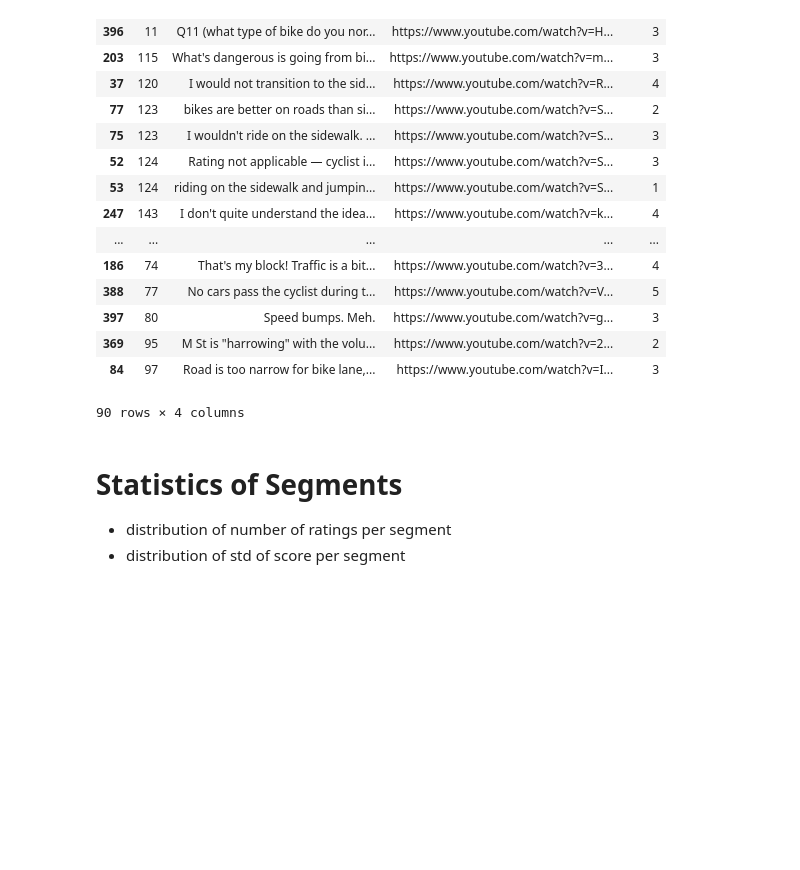
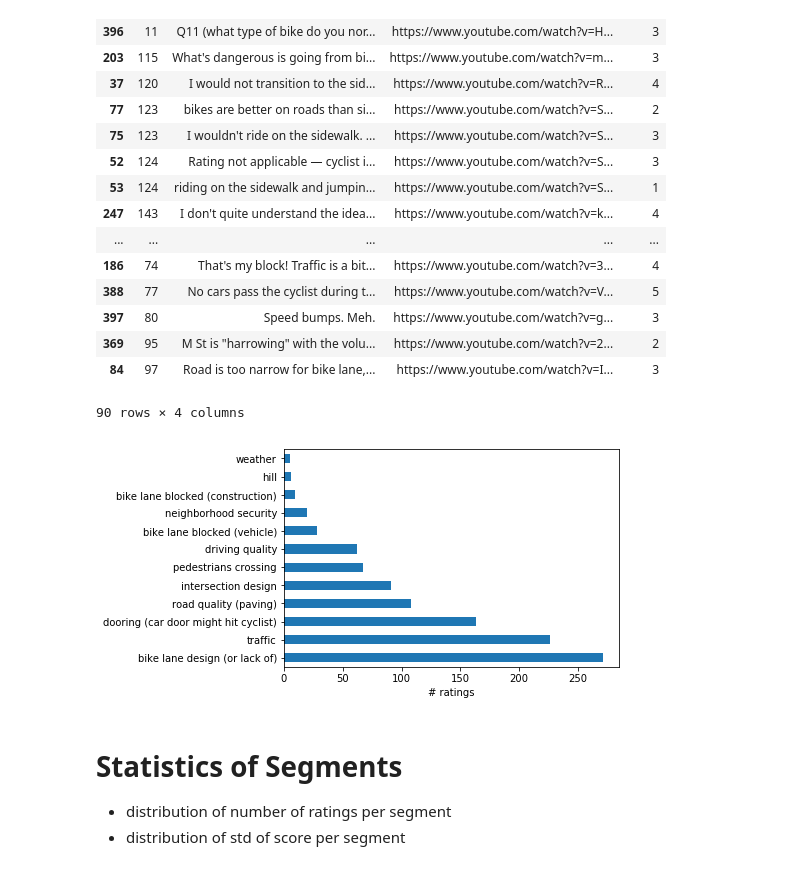
Before and after one commit to JHWu92/Cycling_safety, a Jupyter notebook: rating_platform/database report.ipynb, the cells around one changed output. Cells and saved outputs as stored; diff of their text form; code cells hidden in the pictures; blank space fills up the shorter version.

```diff
--- a/rating_platform/database report.ipynb
+++ b/rating_platform/database report.ipynb
@@ -170,0 +194,20 @@ ax.set_ylabel('# users')
+# %%
+plot_pcnt = False
+fn_suffix = ' (percentage)' if plot_pcnt else ''
+series = ratings.groupby('user_id').count().email
+if plot_pcnt:
+    ax = series.plot(kind='hist', figsize=(8,6),
+                 weights=np.ones_like(series) / len(series))
+    vals = ax.get_yticks()
+    ax.set_yticklabels(['{:3.0f}%'.format(x*100) for x in vals])
+else:
+    ax = series.plot(kind='hist', figsize=(8,6))
+
+
+ax.set_xlabel('# ratings')
+ax.set_ylabel('# users' if not plot_pcnt else '% users')
+
+
+fig = ax.get_figure()
+fig.savefig(u'distribution of number of ratings per user%s.eps' % fn_suffix, format='eps', bbox_inches='tight', pad_inches=0)
+fig.savefig(u'distribution of number of ratings per user%s.png' % fn_suffix, format='png', bbox_inches='tight', pad_inches=0)
@@ -237,3 +280,22 @@ temp[temp!=''].apply(clean_tag).value_counts().plot('barh', title='distribution
+# %%
+plot_pcnt = False
+fn_suffix = ' (percentage)' if plot_pcnt else ''
+series_to_plot = temp[temp!=''].apply(clean_tag).value_counts()
+if plot_pcnt: series_to_plot = series_to_plot/num_ratings
+ax = series_to_plot.plot(kind='barh')
+if plot_pcnt:
+    vals = ax.get_xticks()
+    ax.set_xticklabels(['{:3.0f}%'.format(x*100) for x in vals])
+
+
+ax.set_xlabel('# ratings' if not plot_pcnt else '% ratings')
+
+
+fig = ax.get_figure()
+fig.savefig(u'distribution of factors affecting ratings%s.eps' % fn_suffix, format='eps', bbox_inches='tight', pad_inches=0)
+fig.savefig(u'distribution of factors affecting ratings%s.png' % fn_suffix, format='png', bbox_inches='tight', pad_inches=0)
+# %% [output]
+[figure, added]
 # %% [markdown]
 # Statistics of Segments
 
```
Also changed, not shown: parts of 23 cells of this notebook, 1 other file.
